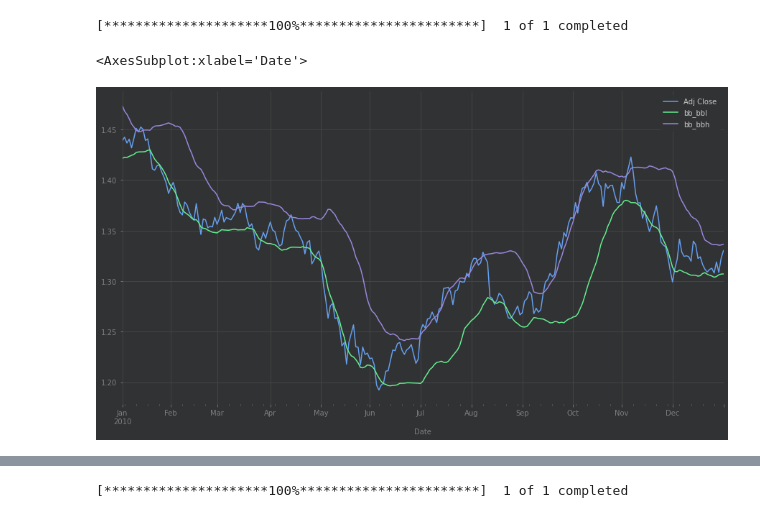
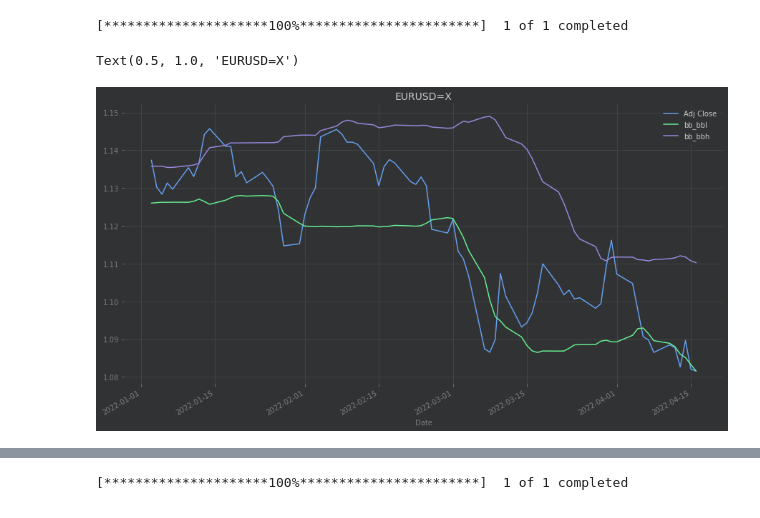
Before and after one commit to AgustinSt1990/FinanzasQuant, a Jupyter notebook: 001-Application-udemy.ipynb, the cells around one changed output, grey strips where cells are left out. Drawn from its saved outputs; the diff is of its cells as text; code cells hidden in the pictures.

```diff
--- a/001-Application-udemy.ipynb
+++ b/001-Application-udemy.ipynb
@@ -640,7 +613,8 @@ indicator_bb = BollingerBands(close=df['Adj Close'], window=20, window_dev=1.5)
 df['bb_bbl'] = indicator_bb.bollinger_lband()
 df['bb_bbh'] = indicator_bb.bollinger_hband()
 # %%
-df[['Adj Close', 'bb_bbl',	'bb_bbh']].loc['2010'].plot(figsize=(15,8))
+df[['Adj Close', 'bb_bbl',	'bb_bbh']].loc['2022'].plot(figsize=(15,8))
+plt.title('EURUSD=X', size=14)
 # %% [output]
-<AxesSubplot:xlabel='Date'>
+Text(0.5, 1.0, 'EURUSD=X')
-[figure, old version]
+[figure, new version]
```
Also changed, not shown: parts of 45 cells of this notebook, 1 other file.
